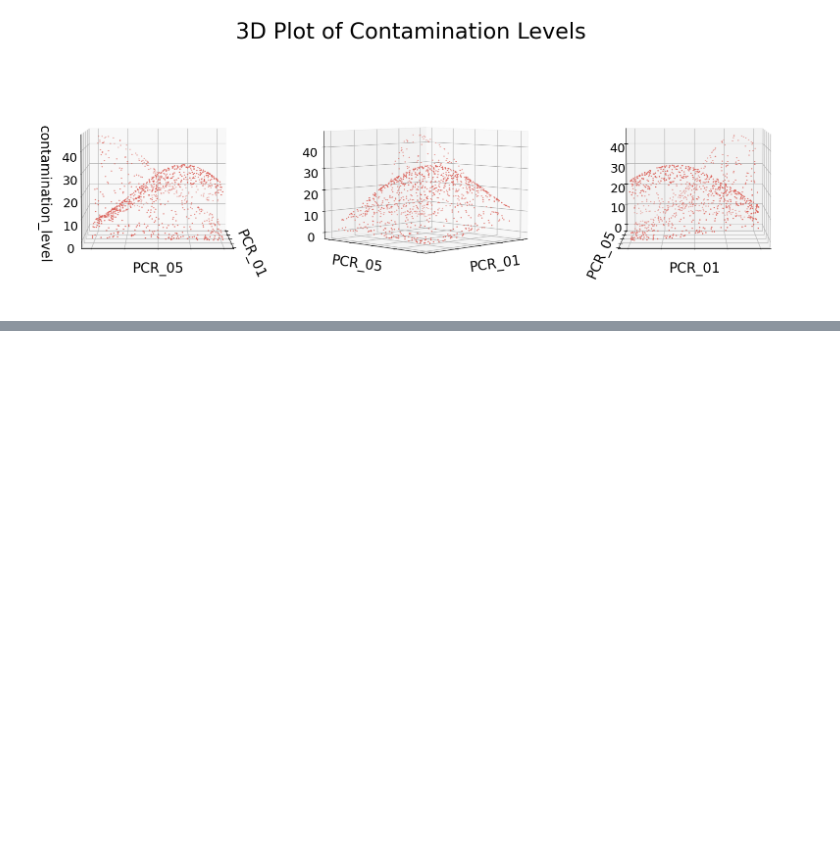
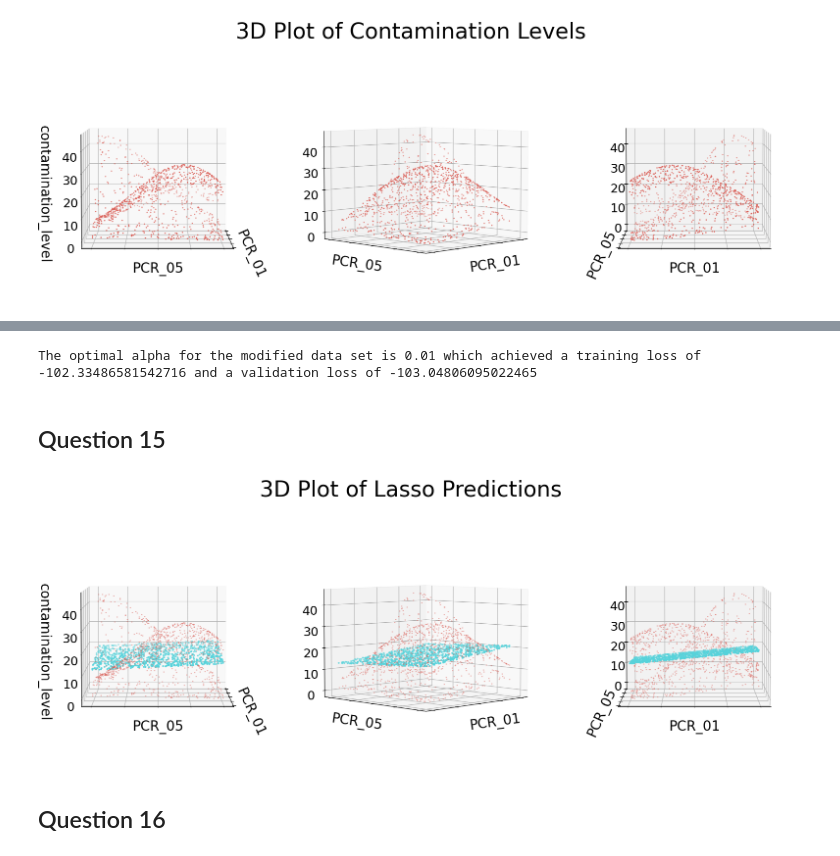
Before and after one commit to Ofir-Manor/Long3, a Jupyter notebook: 316084623-311288203.ipynb, the cells around one changed output, grey strips where cells are left out. Cells and saved outputs as stored; diff of their text form; code cells hidden in the pictures; blank space fills up the shorter version.

```diff
--- a/316084623-311288203.ipynb
+++ b/316084623-311288203.ipynb
@@ -347,0 +373,18 @@ plot3d(train, colX="PCR_01", colY="PCR_05", colZ="contamination_level", title="3
+# %%
+opt_alpha_idx = np.argmax(mean_val_score)
+opt_alpha = alpha_list[opt_alpha_idx]
+print(f"The optimal alpha for the modified data set is {opt_alpha} which achieved a training loss of {mean_train_score[opt_alpha_idx]} and a validation loss of {mean_val_score[opt_alpha_idx]}")
+# %% [output]
+The optimal alpha for the modified data set is 0.01 which achieved a training loss of -102.33486581542716 and a validation loss of -103.04806095022465
+# %% [markdown]
+## Question 15
+# %%
+lasso_mod = Lasso(alpha = opt_alpha, fit_intercept=True)
+lasso_mod.fit(train_mod_X, train_mod_y)
+pred = lasso_mod.predict(train_mod_X)
+
+plot3d(train_mod, colX="PCR_01", colY="PCR_05", colZ="contamination_level", title="3D Plot of Lasso Predictions", predictions=pred)
+# %% [output]
+[figure, added]
+# %% [markdown]
+## Question 16
```
Also changed, not shown: parts of 26 cells of this notebook, 1 other file.
